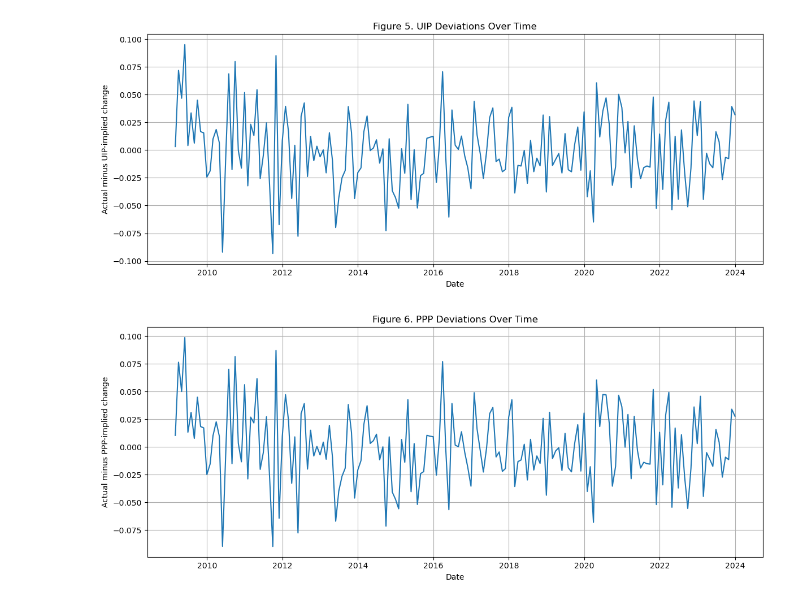
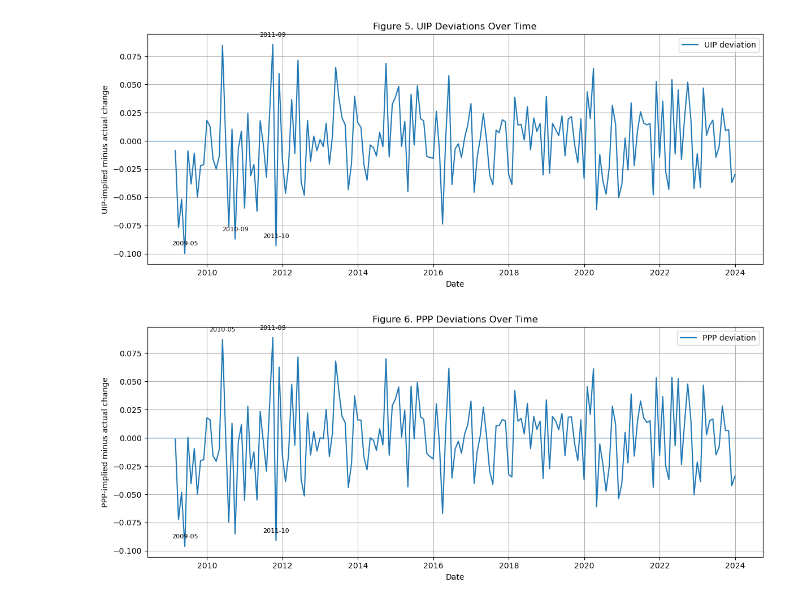
Before and after one commit to marwanferreira/audusd-carry-uip-ppp, a Jupyter notebook: notebooks/01_part1_uip_ppp_visuals.ipynb, the cells around one changed output. Saved outputs shown, nothing was run; the diff lists cells and outputs as text; code cells hidden in the pictures.

```diff
--- a/notebooks/01_part1_uip_ppp_visuals.ipynb
+++ b/notebooks/01_part1_uip_ppp_visuals.ipynb
@@ -61,7 +83,15 @@ df.head(12)
 # %%
-df["actual_fx_change"] = df["fx_return"]
-df["uip_implied_change"] = df["rate_diff"]
-df["ppp_implied_change"] = df["infl_diff"]
+part1["uip_deviation"] = part1["uip_implied_change"] - part1["actual_fx_change"]
+part1["ppp_deviation"] = part1["ppp_implied_change"] - part1["actual_fx_change"]
 
-df[["Date", "actual_fx_change", "uip_implied_change", "ppp_implied_change"]].head(12)
+part1[
+    [
+        "Date",
+        "actual_fx_change",
+        "uip_implied_change",
+        "ppp_implied_change",
+        "uip_deviation",
+        "ppp_deviation",
+    ]
+].head(12)
 # %% [output]
@@ -162,31 +260,71 @@ plt.show()
 # %%
-part1["uip_deviation"] = part1["actual_fx_change"] - part1["uip_implied_change"]
+plt.figure(figsize=(12, 5))
 
-plt.figure(figsize=(12, 5))
-plt.plot(part1["Date"], part1["uip_deviation"])
+plt.plot(
+    part1["Date"],
+    part1["uip_deviation"],
+    label="UIP deviation"
+)
+
+plt.axhline(0, linewidth=0.8)
+
+# Annotate the largest absolute deviations
+largest_uip = part1.loc[part1["uip_deviation"].abs().nlargest(4).index]
+
+for _, row in largest_uip.iterrows():
+    plt.annotate(
+        row["Date"].strftime("%Y-%m"),
+        xy=(row["Date"], row["uip_deviation"]),
+        xytext=(0, 10),
+        textcoords="offset points",
+        ha="center",
+        fontsize=8
+    )
 
 plt.title("Figure 5. UIP Deviations Over Time")
 plt.xlabel("Date")
-plt.ylabel("Actual minus UIP-implied change")
+plt.ylabel("UIP-implied minus actual change")
+plt.legend()
 plt.grid(True)
 plt.tight_layout()
+
 plt.savefig(FIG_DIR / "figure5_uip_deviation.png", dpi=300, bbox_inches="tight")
 plt.show()
 # %% [output]
-[figure, old version]
+[figure, new version]
 # %%
-part1["ppp_deviation"] = part1["actual_fx_change"] - part1["ppp_implied_change"]
+plt.figure(figsize=(12, 5))
 
-plt.figure(figsize=(12, 5))
-plt.plot(part1["Date"], part1["ppp_deviation"])
+plt.plot(
+    part1["Date"],
+    part1["ppp_deviation"],
+    label="PPP deviation"
+)
+
+plt.axhline(0, linewidth=0.8)
+
+# Annotate the largest absolute deviations
+largest_ppp = part1.loc[part1["ppp_deviation"].abs().nlargest(4).index]
+
+for _, row in largest_ppp.iterrows():
+    plt.annotate(
+        row["Date"].strftime("%Y-%m"),
+        xy=(row["Date"], row["ppp_deviation"]),
+        xytext=(0, 10),
+        textcoords="offset points",
+        ha="center",
+        fontsize=8
+    )
 
 plt.title("Figure 6. PPP Deviations Over Time")
 plt.xlabel("Date")
-plt.ylabel("Actual minus PPP-implied change")
+plt.ylabel("PPP-implied minus actual change")
+plt.legend()
 plt.grid(True)
 plt.tight_layout()
+
 plt.savefig(FIG_DIR / "figure6_ppp_deviation.png", dpi=300, bbox_inches="tight")
 plt.show()
 # %% [output]
-[figure, old version]
+[figure, new version]
 # %%
```
Also changed, not shown: parts of 8 cells of this notebook, 8 other files.
